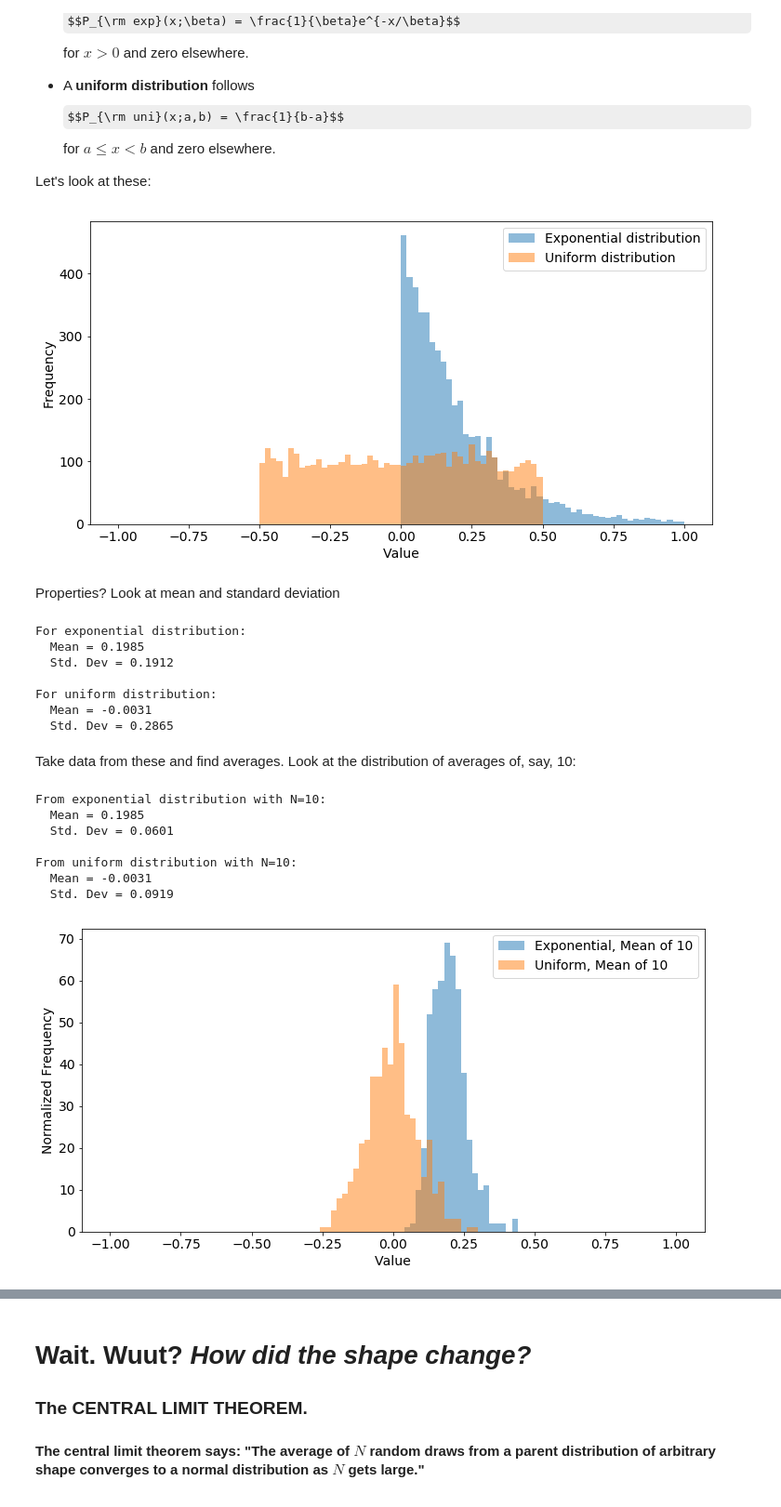
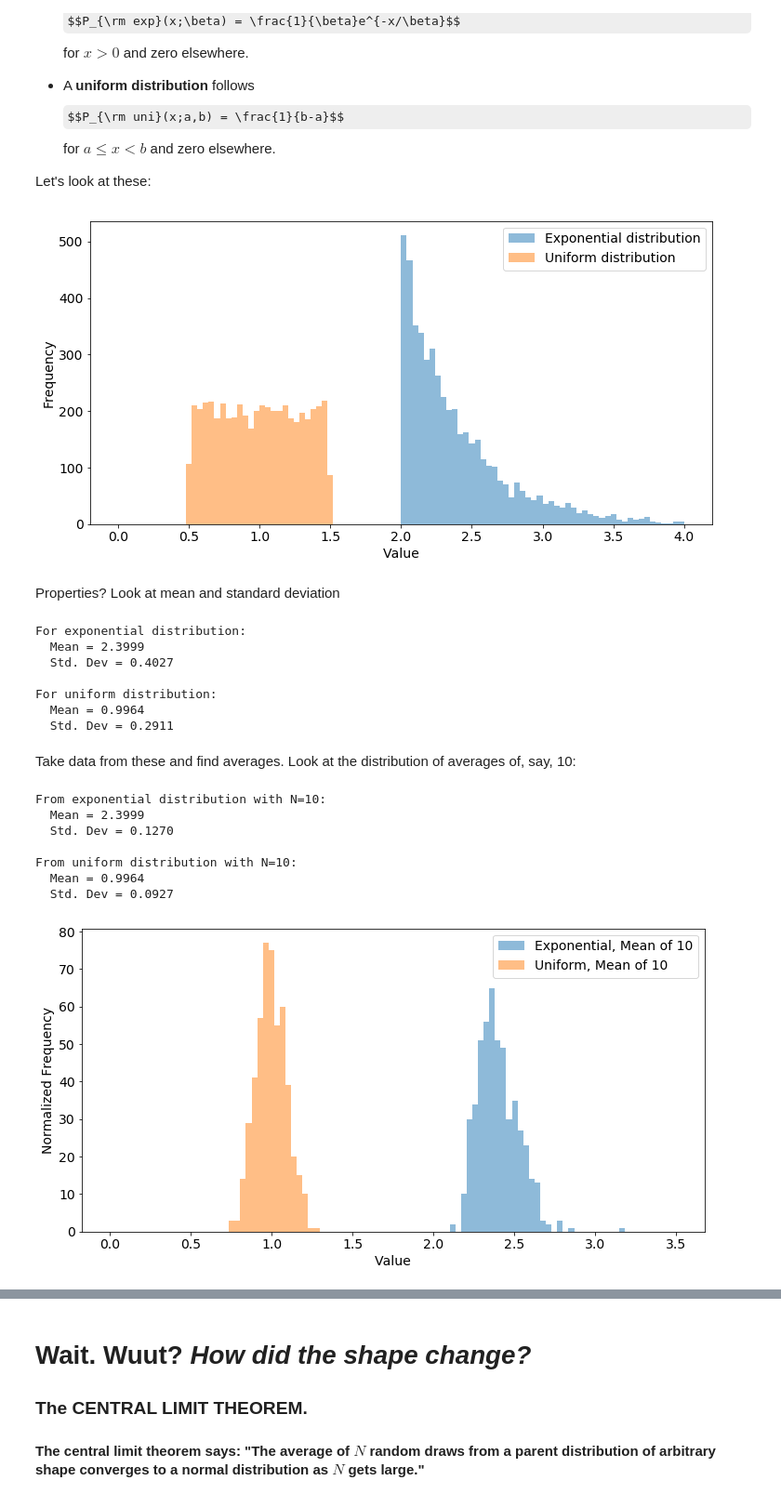
Before and after one commit to Physics431/Examples, a Jupyter notebook: Exploring uncertainty propagation with Python.ipynb, the cells around one changed output, grey strips where cells are left out. Shown at 93% size. Drawn from its saved outputs; the diff is of its cells as text; code cells hidden in the pictures; some formulas as TeX source.

```diff
--- a/Exploring uncertainty propagation with Python.ipynb
+++ b/Exploring uncertainty propagation with Python.ipynb
@@ -410,10 +409,10 @@ Find out:
 
 Let's look at these:
 # %%
-exponential_data = np.random.exponential(scale=0.2,size=5000)
-uniform_data = np.random.uniform(low=-0.5, high=0.5, size=5000)
+exponential_data = 2.0 + np.random.exponential(scale=0.4,size=5000)
+uniform_data = np.random.uniform(low=0.5, high=1.5, size=5000)
 
-kwargs = dict(bins=100, alpha=.5, range=(-1,1))
+kwargs = dict(bins=100, alpha=.5, range=(0,4))
 
 plt.hist(exponential_data,**kwargs,label='Exponential distribution')
 plt.hist(uniform_data,**kwargs,label='Uniform distribution')
@@ -421,7 +420,7 @@ plt.xlabel('Value')
 plt.ylabel('Frequency')
 plt.legend();
 # %% [output]
-[figure, old version]
+[figure, new version]
 # %% [markdown]
 Properties?  Look at mean and standard deviation
 # %%
@@ -434,41 +433,41 @@ print('  Mean = {:.4f}'.format(uniform_data.mean()))
 print('  Std. Dev = {:.4f}'.format(uniform_data.std()))
 # %% [output]
 For exponential distribution:
-  Mean = 0.1985
-  Std. Dev = 0.1912
+  Mean = 2.3999
+  Std. Dev = 0.4027
 
 For uniform distribution:
-  Mean = -0.0031
-  Std. Dev = 0.2865
+  Mean = 0.9964
+  Std. Dev = 0.2911
 # %% [markdown]
 Take data from these and find averages.  Look at the distribution of averages of, say, 10:
 # %%
 N=10
 exp_means = find_means(exponential_data,N=N)
 uni_means = find_means(uniform_data,N=N)
 
 print('From exponential distribution with N={:d}:'.format(N))
 print('  Mean = {:.4f}'.format(exp_means.mean()))
 print('  Std. Dev = {:.4f}'.format(exp_means.std()))
 
 print('\nFrom uniform distribution with N={:d}:'.format(N))
 print('  Mean = {:.4f}'.format(uni_means.mean()))
 print('  Std. Dev = {:.4f}'.format(uni_means.std()))
 
 
-kwargs = dict(bins=100, alpha=.5, range=(-1,1))
+kwargs = dict(bins=100, alpha=.5, range=(0,3.5))
 
 plt.hist(exp_means, **kwargs, label="Exponential, Mean of {:d}".format(N))
 plt.hist(uni_means, **kwargs, label="Uniform, Mean of {:d}".format(N))
 plt.xlabel('Value')
 plt.ylabel('Normalized Frequency')
 plt.legend();
 # %% [output]
 From exponential distribution with N=10:
-  Mean = 0.1985
-  Std. Dev = 0.0601
+  Mean = 2.3999
+  Std. Dev = 0.1270
 
 From uniform distribution with N=10:
-  Mean = -0.0031
-  Std. Dev = 0.0919
+  Mean = 0.9964
+  Std. Dev = 0.0927
-[figure, old version]
+[figure, new version]
```
Also changed, not shown: parts of 30 cells of this notebook.
